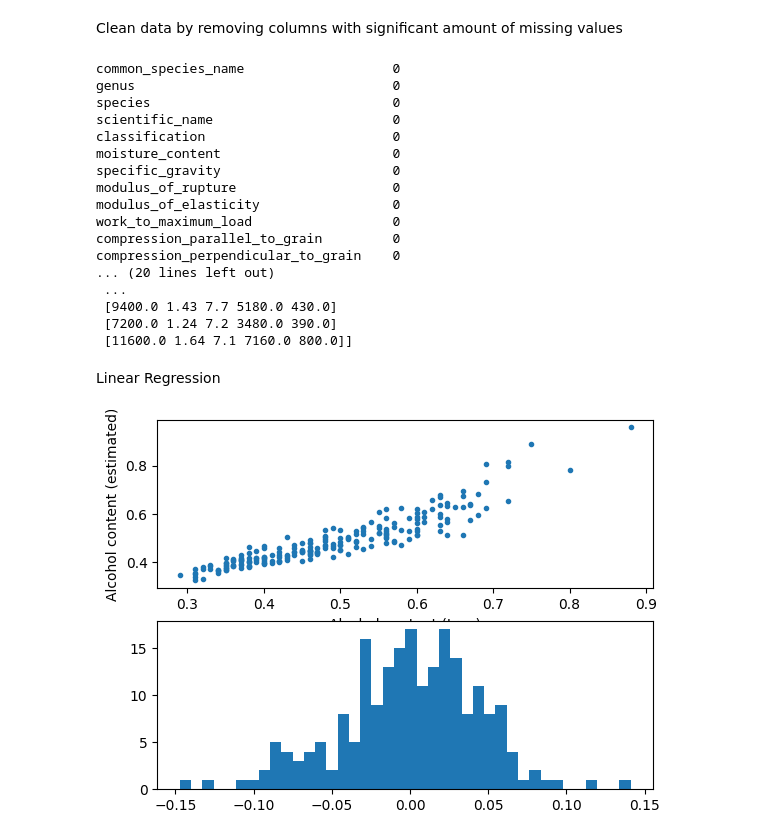
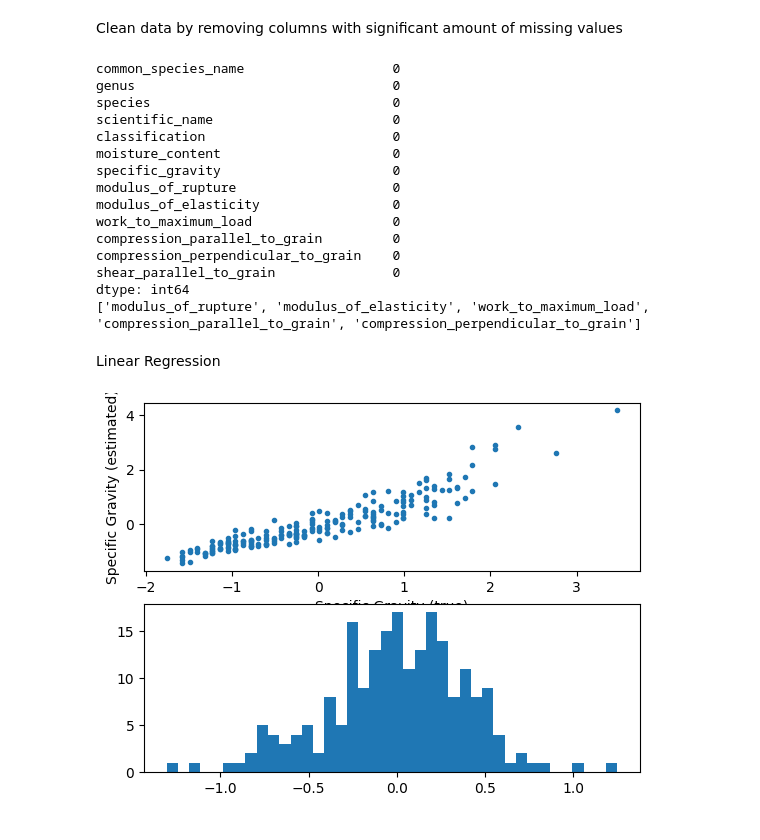
Before and after one commit to AlasMac/02450-Project-2, a Jupyter notebook: 02450_project2.ipynb, the cells around one changed output. Drawn from its saved outputs; the diff is of its cells as text; code cells hidden in the pictures.

```diff
--- a/02450_project2.ipynb
+++ b/02450_project2.ipynb
@@ -38,8 +42,18 @@ data_cleaned = data_cleaned.dropna()
 print(data_cleaned.isnull().sum()) # 0 means data is clean
 
 data_arr = np.array(data_cleaned)  # Attributes are columns
+attributeNames = [name for name in data_cleaned.columns]
+attributeNames = attributeNames[7:12]
+print(attributeNames)
+
+for i in range(data_arr.shape[1] - 6):      # Adjust data for zero mean and stddev 1
+    M = data_arr[:,i+6]
+    data_arr[:,i+6] = (M - np.mean(M))/(np.std(M))
+
+
 y = data_arr[:,6]
 X = data_arr[:,7:12]
+N, M = X.shape
 # %% [output]
 common_species_name                   0
 genus                                 0
@@ -53,30 +67,28 @@ modulus_of_elasticity                 0
 work_to_maximum_load                  0
 compression_parallel_to_grain         0
 compression_perpendicular_to_grain    0
-... (20 lines left out)
- ...
- [9400.0 1.43 7.7 5180.0 430.0]
- [7200.0 1.24 7.2 3480.0 390.0]
- [11600.0 1.64 7.1 7160.0 800.0]]
+shear_parallel_to_grain               0
+dtype: int64
+['modulus_of_rupture', 'modulus_of_elasticity', 'work_to_maximum_load', 'compression_parallel_to_grain', 'compression_perpendicular_to_grain']
 # %% [markdown]
 Linear Regression
 # %%
 # Fit ordinary least squares regression model
 model = lm.LinearRegression(fit_intercept=True)
 model = model.fit(X, y)
 # Compute model output:
 y_est = model.predict(X)
 residual = y_est - y
 
 # Display scatter plot
 figure()
 subplot(2, 1, 1)
 plot(y, y_est, ".")
-xlabel("Alcohol content (true)")
-ylabel("Alcohol content (estimated)")
+xlabel("Specific Gravity (true)")
+ylabel("Specific Gravity (estimated)")
 subplot(2, 1, 2)
 hist(residual, 40)
 
 show()
 # %% [output]
-[figure, old version]
+[figure, new version]
```
Also changed, not shown: parts of 3 cells of this notebook.
